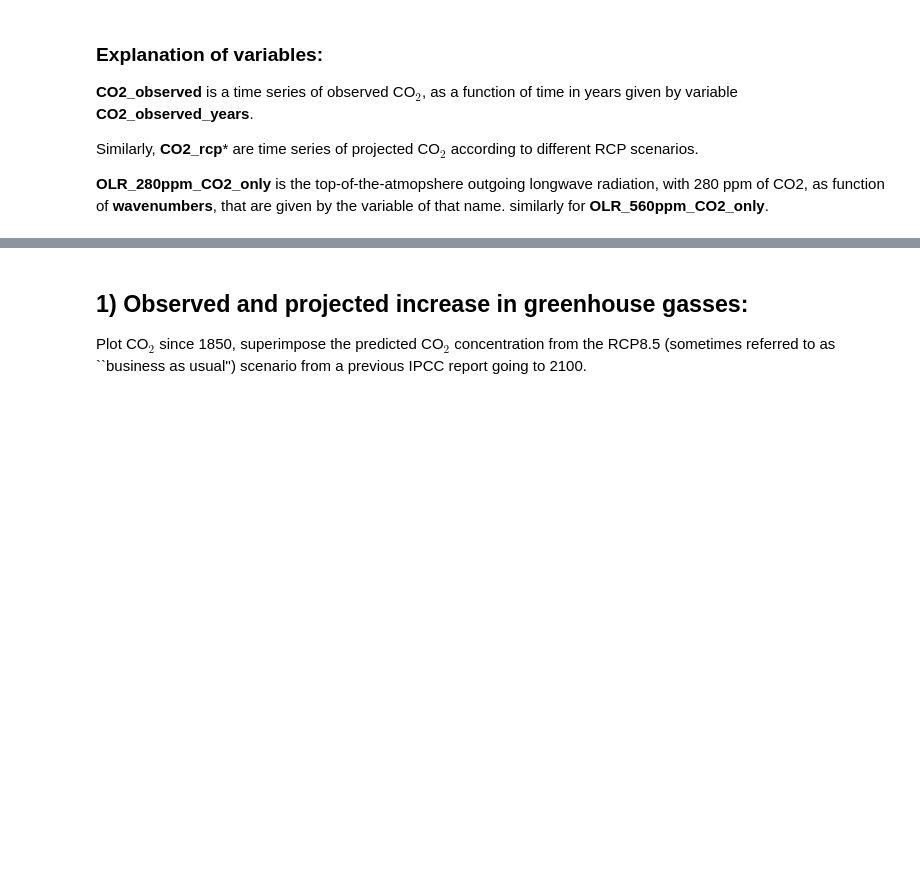
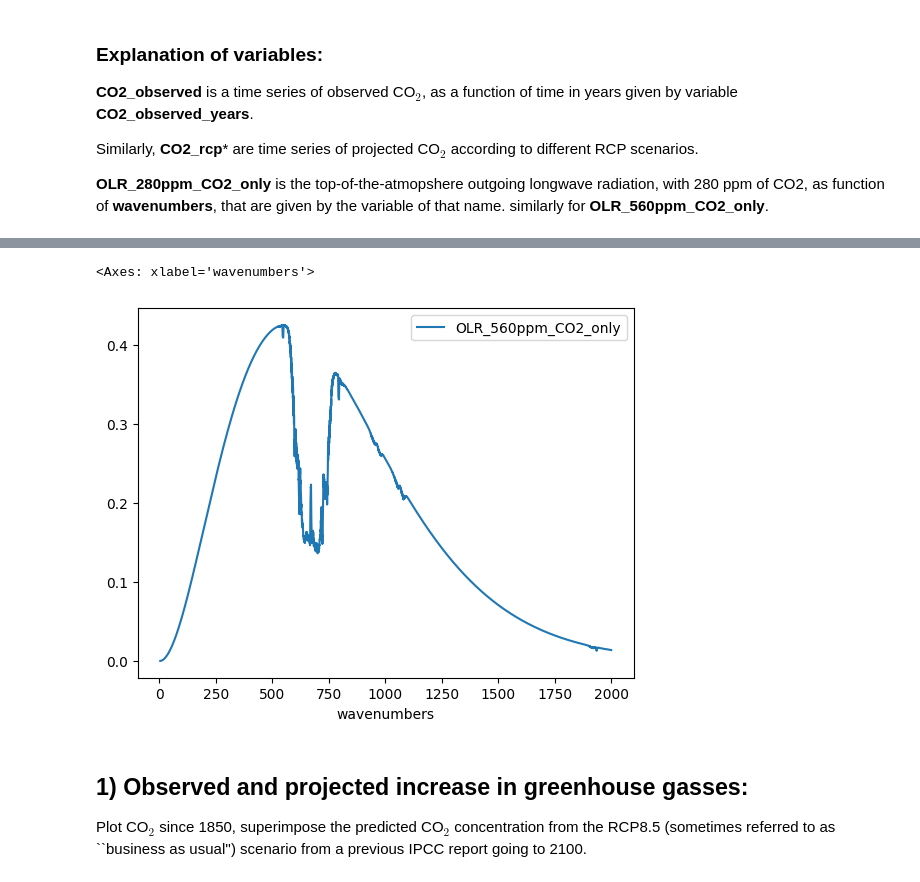
Before and after one commit to gagnagaman/Tziperman, a Jupyter notebook: greenhouse_workshop_colab.ipynb, the cells around one changed output, grey strips where cells are left out. Drawn from its saved outputs; the diff is of its cells as text; code cells hidden in the pictures; blank space fills up the shorter version.

```diff
--- a/greenhouse_workshop_colab.ipynb
+++ b/greenhouse_workshop_colab.ipynb
@@ -76,3 +131,8 @@ Similarly, **CO2_rcp*** are time series of projected CO$_2$ according to differe
+# %%
+df_excel.plot(x='wavenumbers', y='OLR_560ppm_CO2_only', kind='line')
+# %% [output]
+<Axes: xlabel='wavenumbers'>
+[figure, added]
 # %% [markdown]
 ## 1) Observed and projected increase in greenhouse gasses:
 
```
Also changed, not shown: parts of 8 cells of this notebook.
